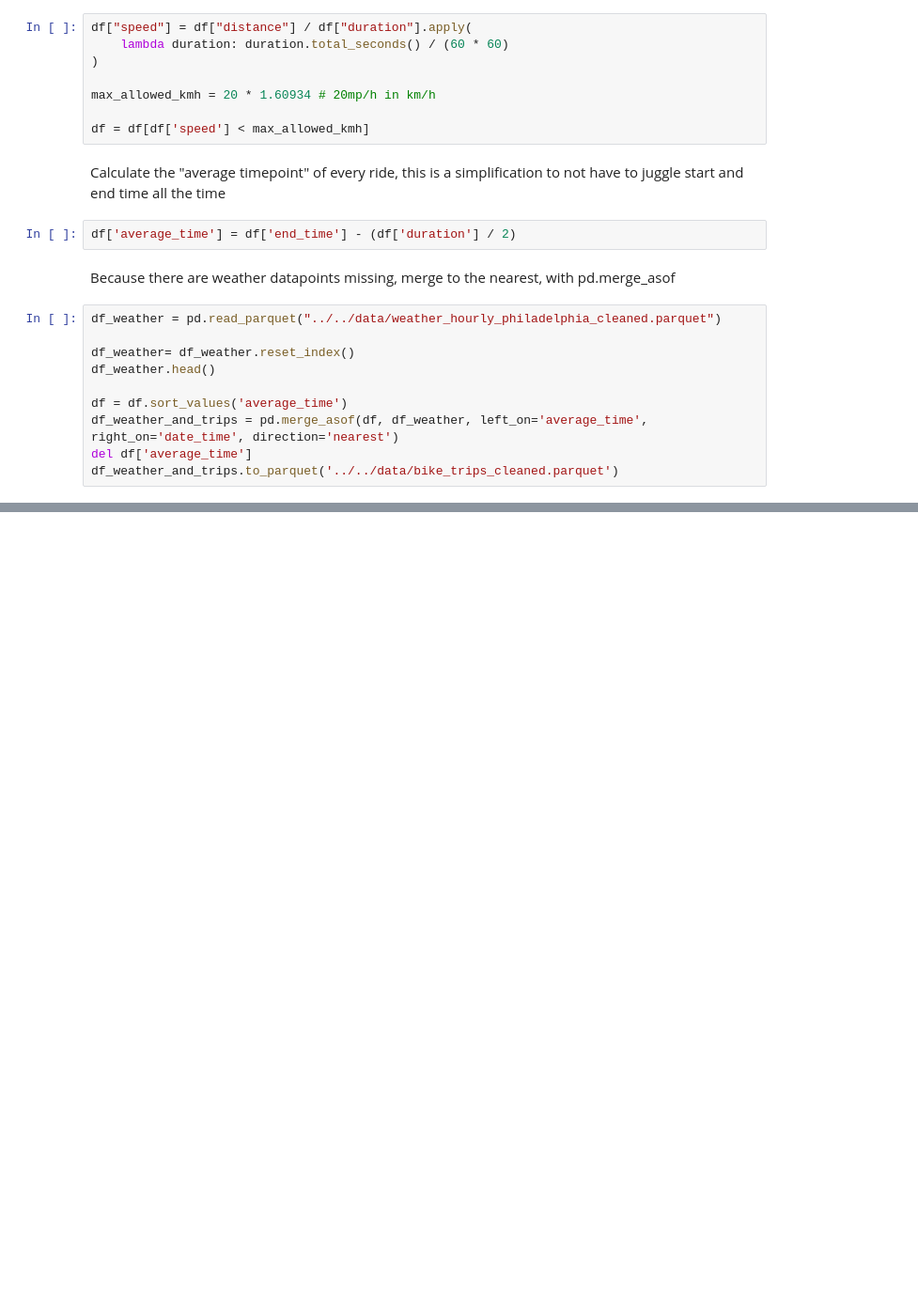
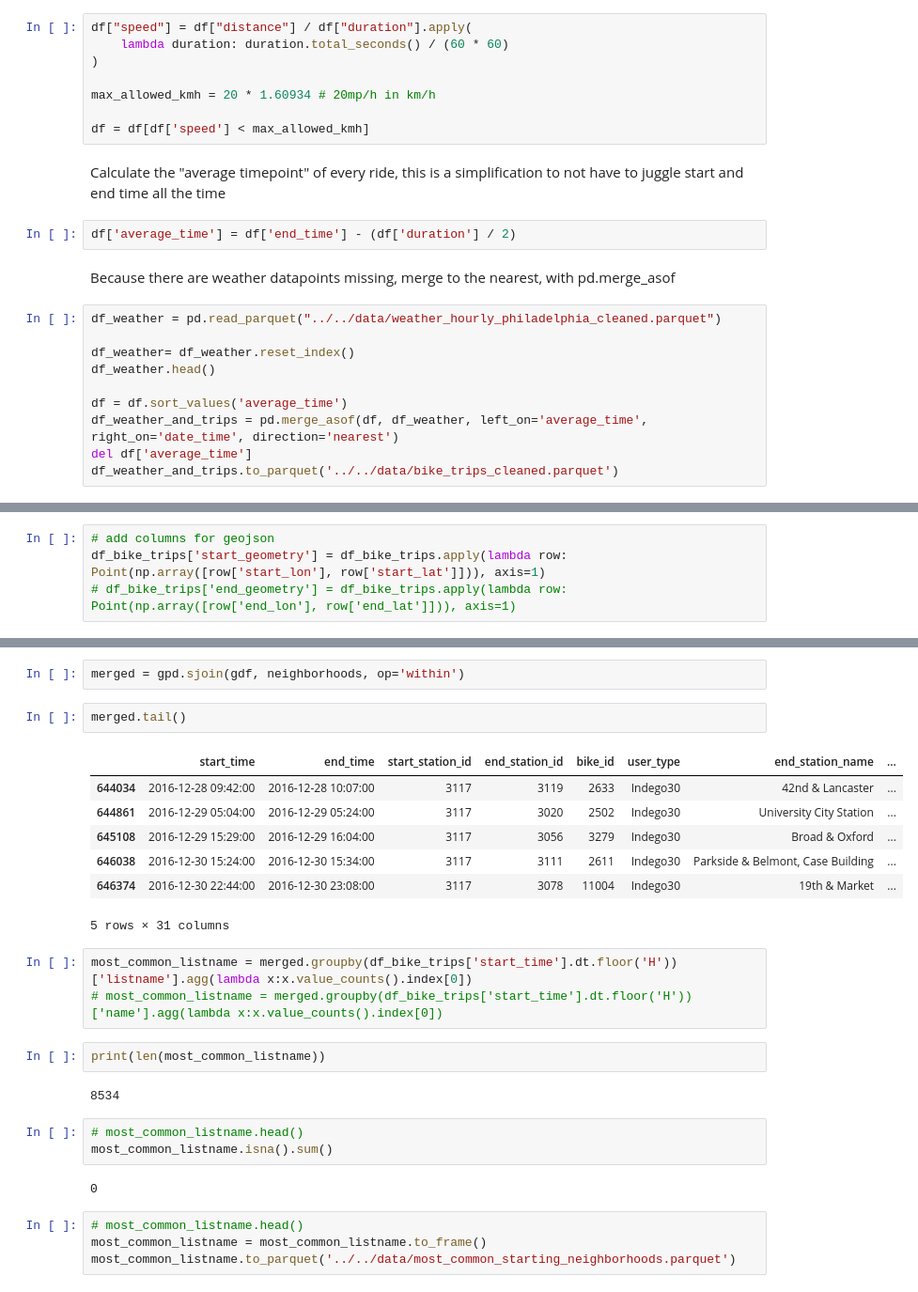
Before and after one commit to Jerematix/dataflow, a Jupyter notebook: notebooks/preparation_and_collection/bike_trips.ipynb, the cells around one changed output, grey strips where cells are left out. Shown at 94% size. Cells and saved outputs as stored; diff of their text form; blank space fills up the shorter version.

```diff
--- a/notebooks/preparation_and_collection/bike_trips.ipynb
+++ b/notebooks/preparation_and_collection/bike_trips.ipynb
@@ -132,0 +184,4 @@ df_weather_and_trips.to_parquet('../../data/bike_trips_cleaned.parquet')
+# %%
+# add columns for geojson
+df_bike_trips['start_geometry'] = df_bike_trips.apply(lambda row: Point(np.array([row['start_lon'], row['start_lat']])), axis=1)
+# df_bike_trips['end_geometry'] = df_bike_trips.apply(lambda row: Point(np.array([row['end_lon'], row['end_lat']])), axis=1)
@@ -132,0 +197,28 @@ df_weather_and_trips.to_parquet('../../data/bike_trips_cleaned.parquet')
+# %%
+merged = gpd.sjoin(gdf, neighborhoods, op='within')
+# %%
+merged.tail()
+# %% [output]
+|  | start_time | end_time | start_station_id | end_station_id | bike_id | user_type | end_station_name | ... |
+| 644034 | 2016-12-28 09:42:00 | 2016-12-28 10:07:00 | 3117 | 3119 | 2633 | Indego30 | 42nd & Lancaster | ... |
+| 644861 | 2016-12-29 05:04:00 | 2016-12-29 05:24:00 | 3117 | 3020 | 2502 | Indego30 | University City Station | ... |
+| 645108 | 2016-12-29 15:29:00 | 2016-12-29 16:04:00 | 3117 | 3056 | 3279 | Indego30 | Broad & Oxford | ... |
+| 646038 | 2016-12-30 15:24:00 | 2016-12-30 15:34:00 | 3117 | 3111 | 2611 | Indego30 | Parkside & Belmont, Case Building | ... |
+| 646374 | 2016-12-30 22:44:00 | 2016-12-30 23:08:00 | 3117 | 3078 | 11004 | Indego30 | 19th & Market | ... |
+5 rows × 31 columns
+# %%
+most_common_listname = merged.groupby(df_bike_trips['start_time'].dt.floor('H'))['listname'].agg(lambda x:x.value_counts().index[0])
+# most_common_listname = merged.groupby(df_bike_trips['start_time'].dt.floor('H'))['name'].agg(lambda x:x.value_counts().index[0])
+# %%
+print(len(most_common_listname))
+# %% [output]
+8534
+# %%
+# most_common_listname.head()
+most_common_listname.isna().sum()
+# %% [output]
+0
+# %%
+# most_common_listname.head()
+most_common_listname = most_common_listname.to_frame()
+most_common_listname.to_parquet('../../data/most_common_starting_neighborhoods.parquet')
```
Also changed, not shown: parts of 9 cells of this notebook, 3 other files.
